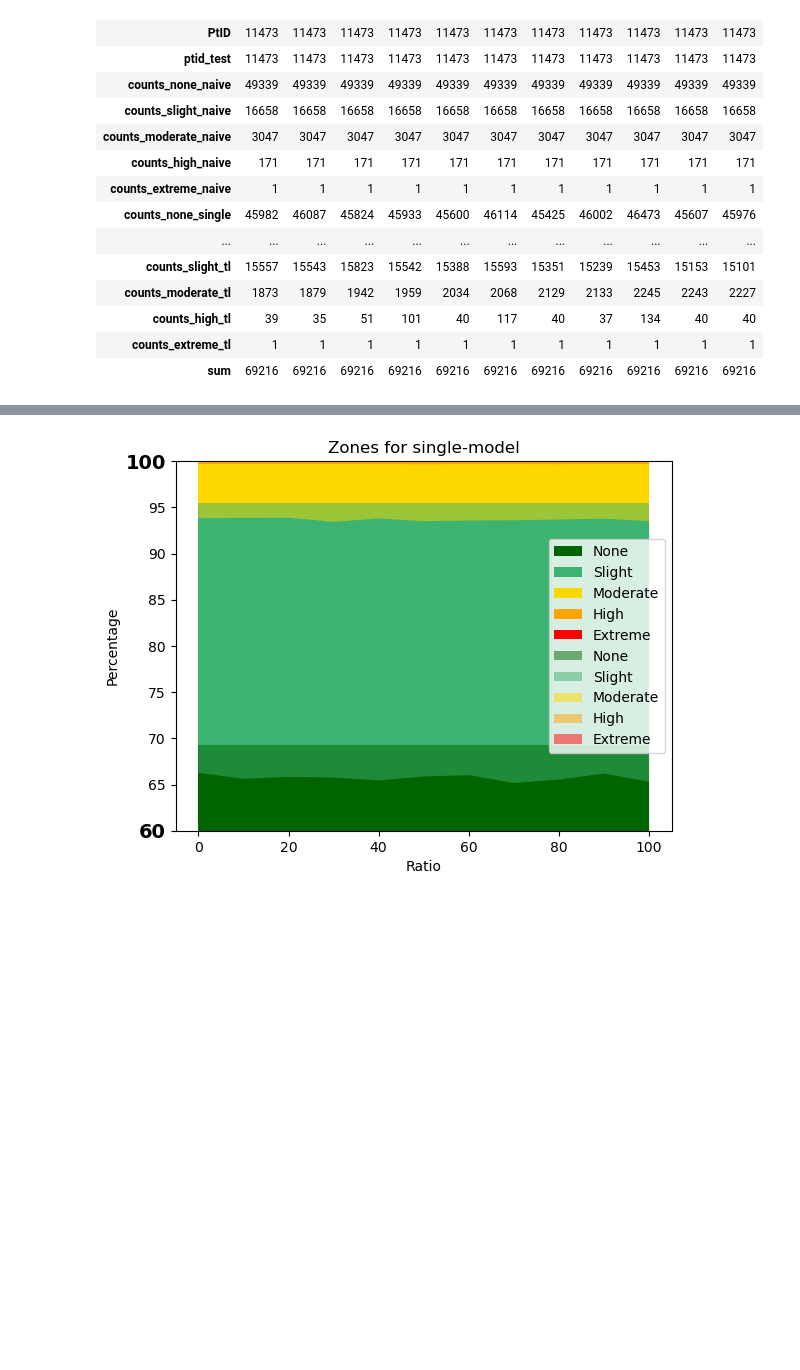
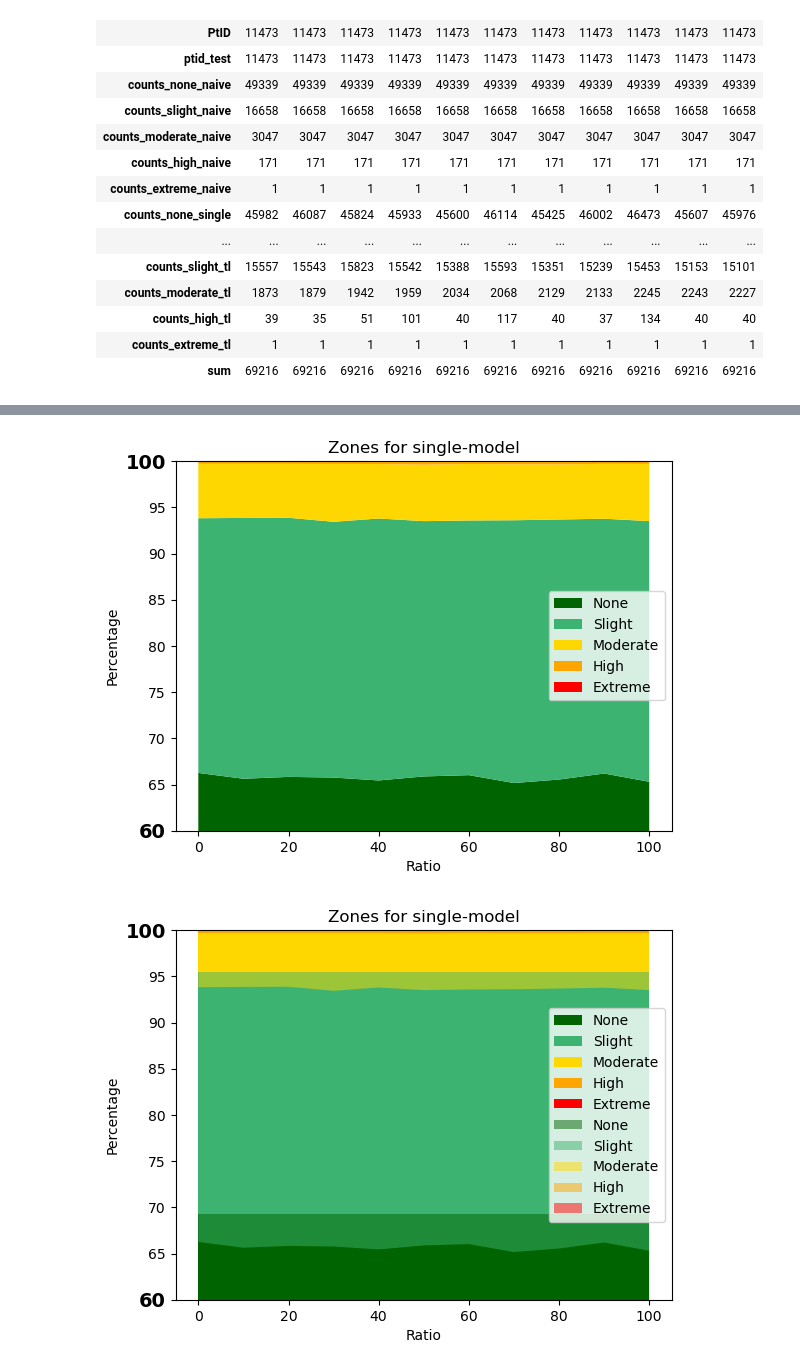
Before and after one commit to hulmanlab/jchr_racial_diff, a Jupyter notebook: scripts/3_3_2_SEG_zones.ipynb, the cells around one changed output, grey strips where cells are left out. Cells and saved outputs as stored; diff of their text form; code cells hidden in the pictures; blank space fills up the shorter version.

Commit message:
plot is finished

```diff
--- a/scripts/3_3_2_SEG_zones.ipynb
+++ b/scripts/3_3_2_SEG_zones.ipynb
@@ -156,3 +117,53 @@ plt.show()
+# %%
+
+# Plot on top of each other
+import matplotlib.pyplot as plt
+
+def plot_area_plot(df, model_name):
+
+    my_colors = ['darkgreen', 'mediumseagreen', 'gold', 'orange', 'red']
+    my_labels =['None', 'Slight', 'Moderate', 'High', 'Extreme']
+
+    x = df['ratio']
+
+    y1 = df[f'percentage_counts_none_{model_name}']
+    y2 = df[f'percentage_counts_slight_{model_name}']
+    y3 = df[f'percentage_counts_moderate_{model_name}']
+    y4 = df[f'percentage_counts_high_{model_name}']
+    y5 = df[f'percentage_counts_extreme_{model_name}']
+
+    plt.stackplot(x, y1, y2, y3, y4, y5,
+                  labels=my_labels,
+                  colors=my_colors,
+                  alpha = 1)
+
+    plt.xlabel("Ratio")
+    plt.ylabel("Percentage")
+    plt.ylim(60, 100)
+    plt.legend(loc='center right')
+    plt.title(f"Zones for {model_name}-model")
+
+    # Customize y-ticks
+    yticks = plt.gca().get_yticks()
+    yticks_labels = [f'{int(tick)}' for tick in yticks]
+    plt.gca().set_yticklabels(yticks_labels)
+
+    # Make the numbers 60 and 100 bold and larger
+    for label in plt.gca().get_yticklabels():
+        if label.get_text() in {'60', '100'}:
+            label.set_fontweight('bold')
+            label.set_fontsize(14)
+
+    plt.show()
+
+plottet_df = df_percentage_gr1
+# plottet_df = df_percentage_gr2
+plot_area_plot(plottet_df, model_name='single')
+# plot_area_plot(plottet_df, model_name='base')
+# plot_area_plot(plottet_df, model_name='tl')
+# plot_area_plot(plottet_df, model_name='naive')
+# %% [output]
+[figure, added]
 # %%
 
 # Plot on top of each other
```
Also changed, not shown: parts of 3 cells of this notebook.
